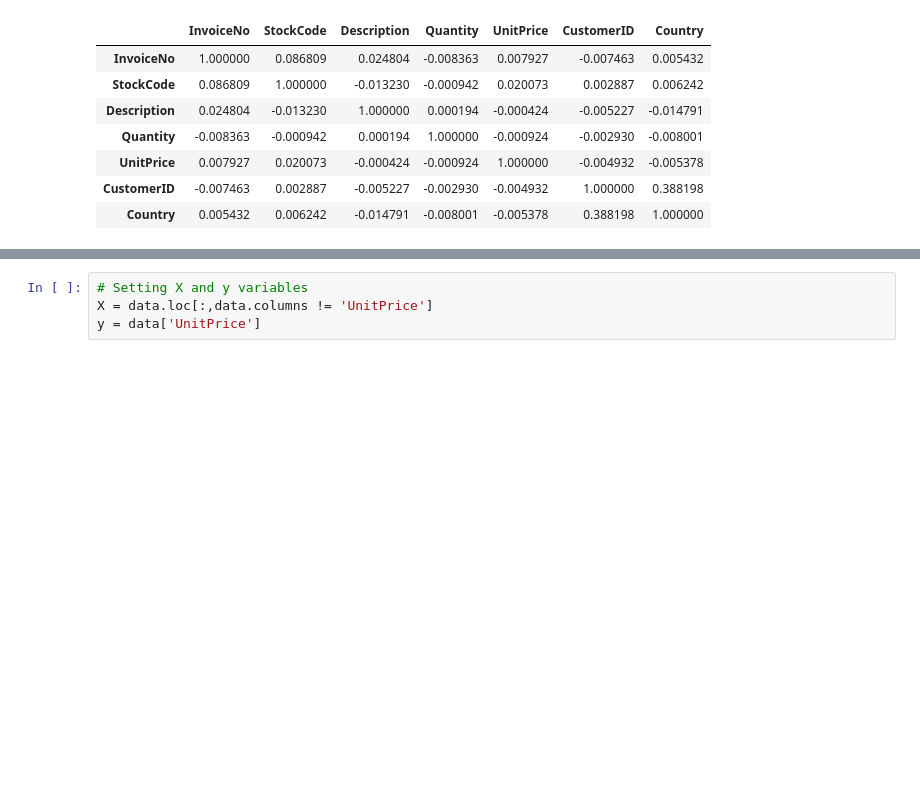
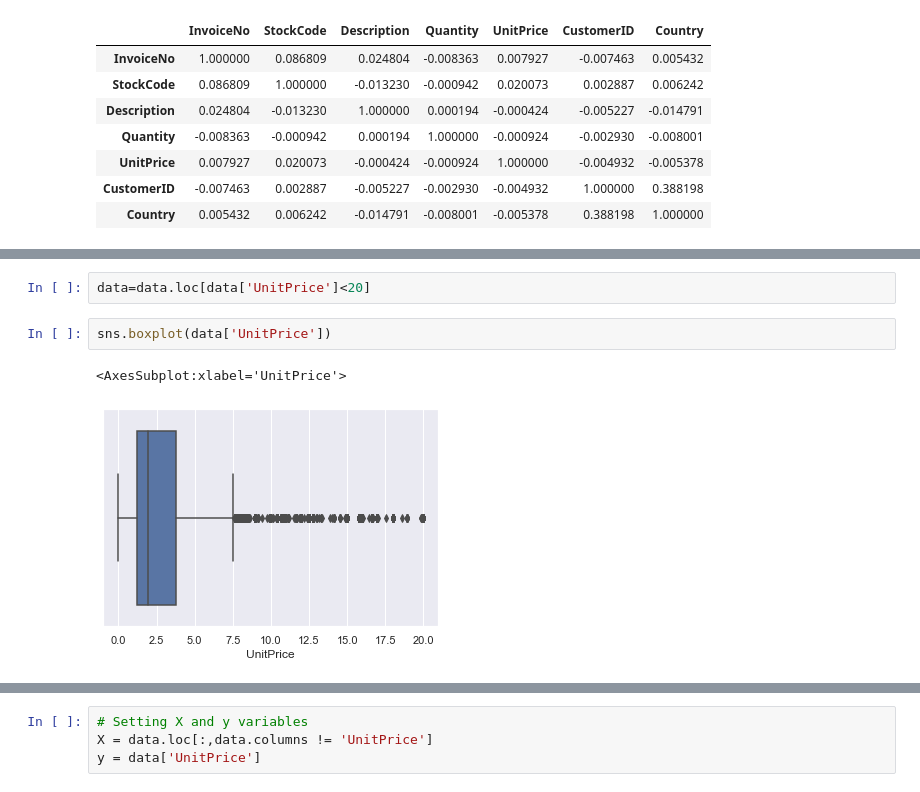
Before and after one commit to ajitjain-aj/MachineHack-Hackathon--Nov2020, a Jupyter notebook: Code.ipynb, the cells around one changed output, grey strips where cells are left out. Drawn from its saved outputs; the diff is of its cells as text; blank space fills up the shorter version.

```diff
--- a/Code.ipynb
+++ b/Code.ipynb
@@ -126,0 +147,7 @@ sns.pairplot(data)
+# %%
+data=data.loc[data['UnitPrice']<20]
+# %%
+sns.boxplot(data['UnitPrice'])
+# %% [output]
+<AxesSubplot:xlabel='UnitPrice'>
+[figure, added]
```
Also changed, not shown: parts of 55 cells of this notebook.
